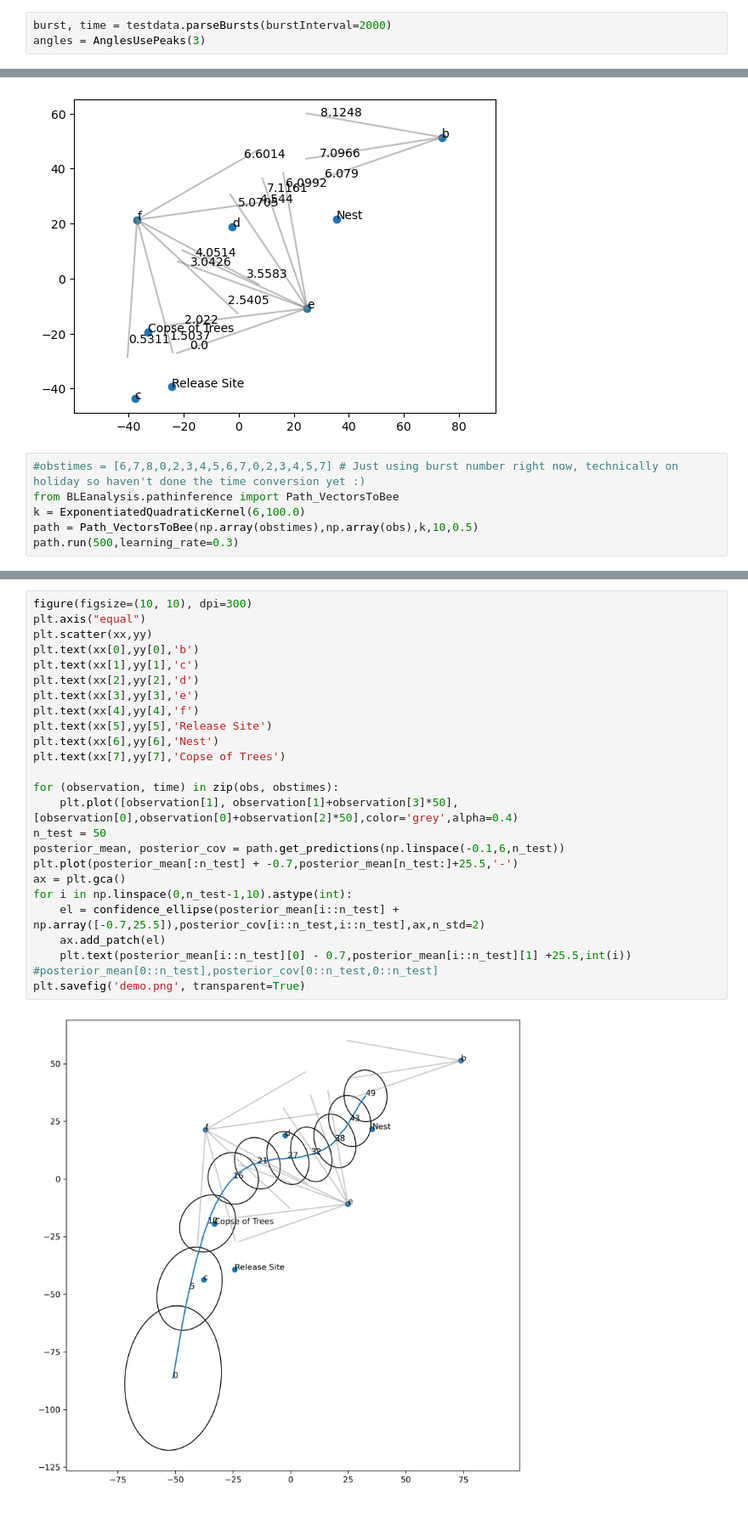
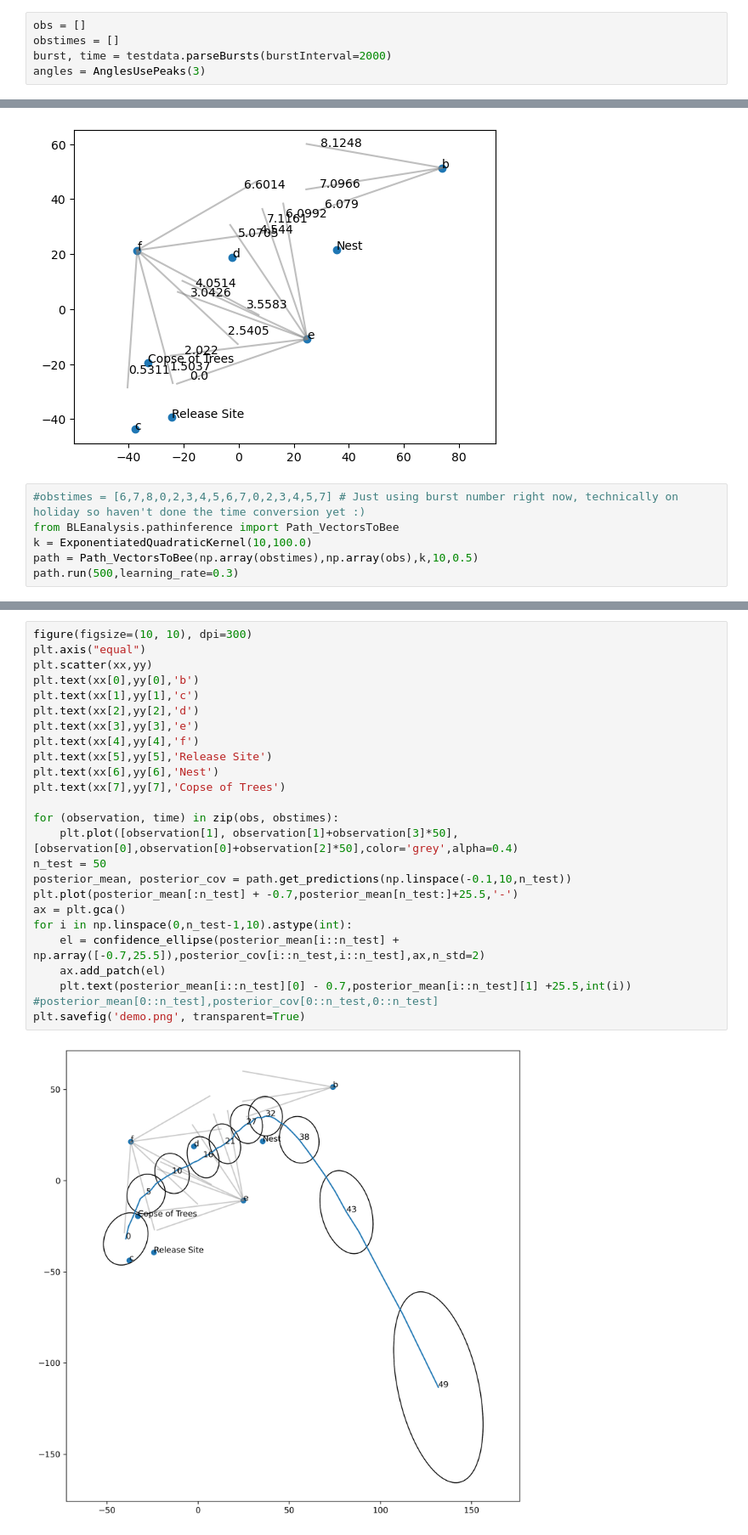
Before and after one commit to SheffieldMLtracking/BLEanalysis, a Jupyter notebook: jupyter/OnRealDataQuickly.ipynb, the cells around one changed output, grey strips where cells are left out. Shown at 85% size. Saved outputs shown, nothing was run; the diff lists cells and outputs as text.

```diff
--- a/jupyter/OnRealDataQuickly.ipynb
+++ b/jupyter/OnRealDataQuickly.ipynb
@@ -83,6 +83,8 @@ Transmitter       Number of records
 # %% [markdown]
 Use peaks to get angle (just as a quick method, do something more robust later - the data is super noisy D:)
 # %%
+obs = []
+obstimes = []
 burst, time = testdata.parseBursts(burstInterval=2000)
 angles = AnglesUsePeaks(3)
 # %%
@@ -117,7 +119,7 @@ Text(-33.024321146076545, -19.46815541945398, 'Copse of Trees')
 # %%
 #obstimes = [6,7,8,0,2,3,4,5,6,7,0,2,3,4,5,7] # Just using burst number right now, technically on holiday so haven't done the time conversion yet :)
 from BLEanalysis.pathinference import Path_VectorsToBee
-k = ExponentiatedQuadraticKernel(6,100.0)
+k = ExponentiatedQuadraticKernel(10,100.0)
 path = Path_VectorsToBee(np.array(obstimes),np.array(obs),k,10,0.5)
 path.run(500,learning_rate=0.3)
 # %% [output]
@@ -141,27 +143,27 @@ iteration  450:    2239.7
 # %%
 figure(figsize=(10, 10), dpi=300)
 plt.axis("equal")
 plt.scatter(xx,yy)
 plt.text(xx[0],yy[0],'b')
 plt.text(xx[1],yy[1],'c')
 plt.text(xx[2],yy[2],'d')
 plt.text(xx[3],yy[3],'e')
 plt.text(xx[4],yy[4],'f')
 plt.text(xx[5],yy[5],'Release Site')
 plt.text(xx[6],yy[6],'Nest')
 plt.text(xx[7],yy[7],'Copse of Trees')
 
 for (observation, time) in zip(obs, obstimes):
     plt.plot([observation[1], observation[1]+observation[3]*50],[observation[0],observation[0]+observation[2]*50],color='grey',alpha=0.4)
 n_test = 50
-posterior_mean, posterior_cov = path.get_predictions(np.linspace(-0.1,6,n_test))
+posterior_mean, posterior_cov = path.get_predictions(np.linspace(-0.1,10,n_test))
 plt.plot(posterior_mean[:n_test] + -0.7,posterior_mean[n_test:]+25.5,'-')
 ax = plt.gca()
 for i in np.linspace(0,n_test-1,10).astype(int):
     el = confidence_ellipse(posterior_mean[i::n_test] + np.array([-0.7,25.5]),posterior_cov[i::n_test,i::n_test],ax,n_std=2)
     ax.add_patch(el)
     plt.text(posterior_mean[i::n_test][0] - 0.7,posterior_mean[i::n_test][1] +25.5,int(i))
 #posterior_mean[0::n_test],posterior_cov[0::n_test,0::n_test]
 plt.savefig('demo.png', transparent=True)
 # %% [output]
-[figure, old version]
+[figure, new version]
```
Also changed, not shown: parts of 2 cells of this notebook, 13 other files.
